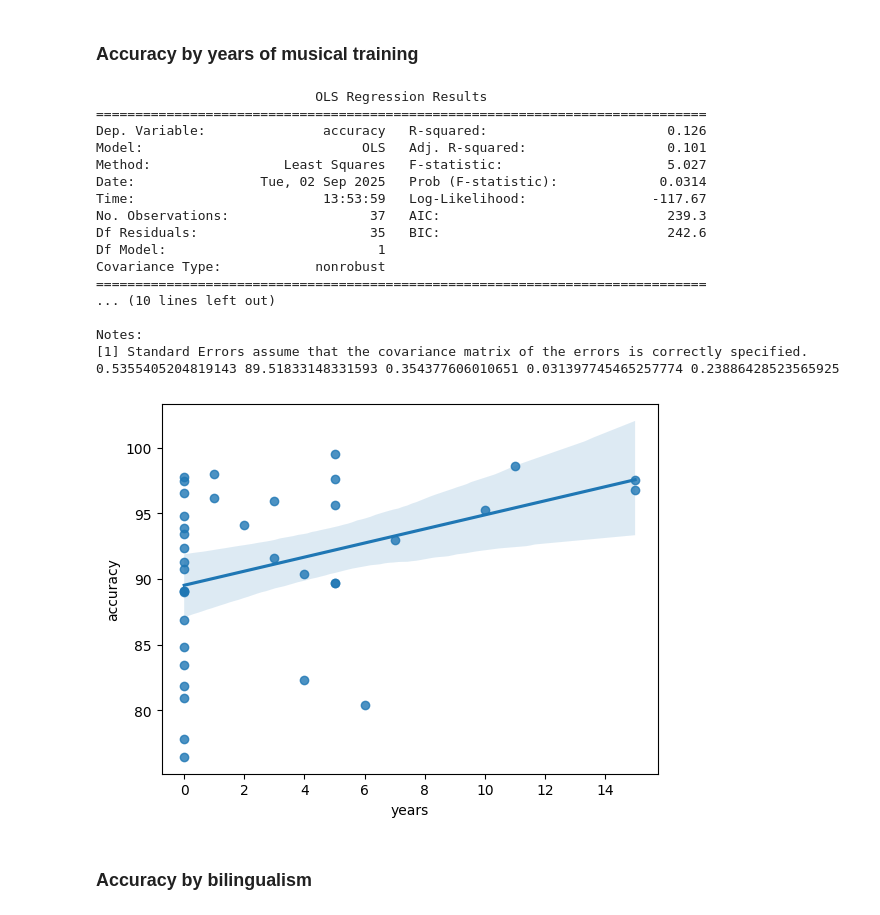
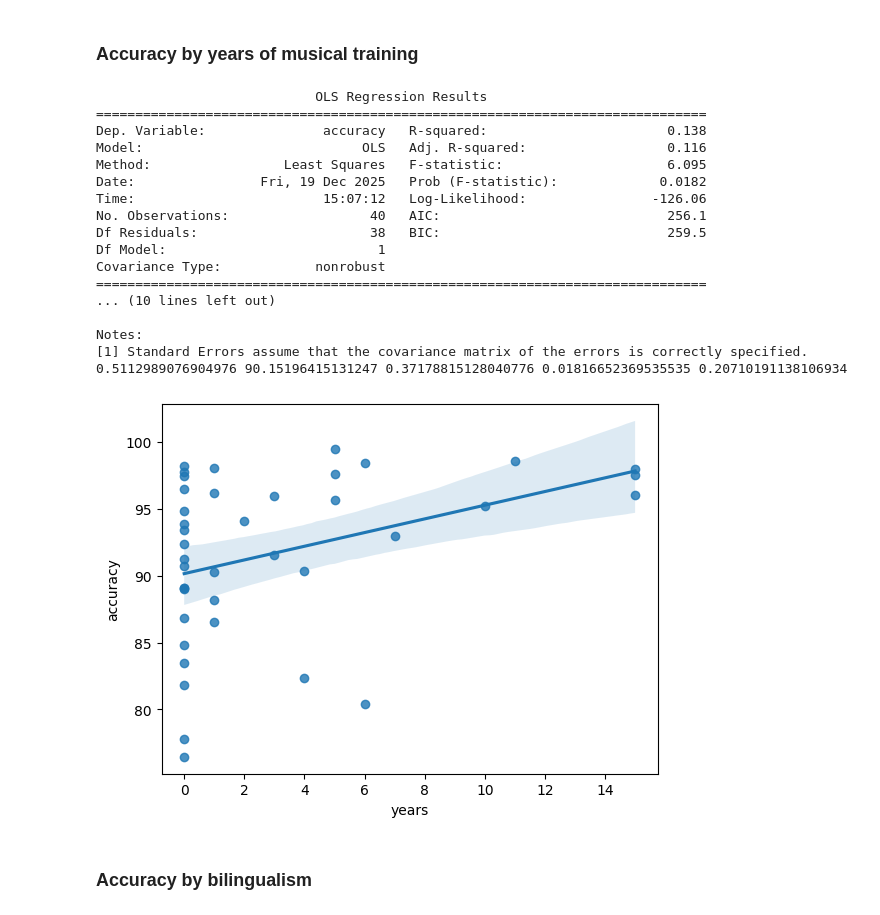
Before and after one commit to letitiayhho/tone-target-monitoring, a Jupyter notebook: analysis/accuracies.ipynb, the cells around one changed output. Cells and saved outputs as stored; diff of their text form; code cells hidden in the pictures.

```diff
--- a/analysis/accuracies.ipynb
+++ b/analysis/accuracies.ipynb
@@ -148,39 +140,38 @@ accuracy
 ### Accuracy by years of musical training
 # %%
 from scipy import stats
-accuracy = pd.read_csv('accuracy.csv', index_col = 0)
-accuracy = accuracy.rename(columns = {'subject': 'subj'})
+accuracy = pd.read_csv('accuracy.csv')
+# accuracy = accuracy.rename(columns = {'subject': 'subj'})
 musical_training = pd.read_csv('musical-training.csv')
-musical_training = accuracy.merge(musical_training, left_on = ["subj"], right_on = ["subj"])
-musical_training = musical_training[musical_training.subj != 34]
-musical_training = musical_training[musical_training.subj != 39]
+musical_training = accuracy.merge(musical_training, left_on = ["subject"], right_on = ["subject"])
+musical_training = musical_training[musical_training.subject != 39]
 musical_training.accuracy = musical_training.accuracy * 100
 sns.regplot(data = musical_training, y = 'accuracy', x = 'years')
 X = sm.add_constant(musical_training.years)  # Adds a column of 1s for the intercept
 model = sm.OLS(musical_training.accuracy, X)
 results = model.fit()
 print(results.summary())
 slope, intercept, r_value, p_value, std_err = stats.linregress(musical_training.years, musical_training.accuracy)
 print(slope, intercept, r_value, p_value, std_err)
 # %% [output]
                             OLS Regression Results
 ==============================================================================
-Dep. Variable:               accuracy   R-squared:                       0.126
-Model:                            OLS   Adj. R-squared:                  0.101
-Method:                 Least Squares   F-statistic:                     5.027
-Date:                Tue, 02 Sep 2025   Prob (F-statistic):             0.0314
-Time:                        13:53:59   Log-Likelihood:                -117.67
-No. Observations:                  37   AIC:                             239.3
-Df Residuals:                      35   BIC:                             242.6
+Dep. Variable:               accuracy   R-squared:                       0.138
+Model:                            OLS   Adj. R-squared:                  0.116
+Method:                 Least Squares   F-statistic:                     6.095
+Date:                Fri, 19 Dec 2025   Prob (F-statistic):             0.0182
+Time:                        15:07:12   Log-Likelihood:                -126.06
+No. Observations:                  40   AIC:                             256.1
+Df Residuals:                      38   BIC:                             259.5
 Df Model:                           1
 Covariance Type:            nonrobust
 ==============================================================================
 ... (10 lines left out)
 
 Notes:
 [1] Standard Errors assume that the covariance matrix of the errors is correctly specified.
-0.5355405204819143 89.51833148331593 0.354377606010651 0.031397745465257774 0.23886428523565925
+0.5112989076904976 90.15196415131247 0.37178815128040776 0.01816652369535535 0.20710191138106934
-[figure, old version]
+[figure, new version]
 # %% [markdown]
 ### Accuracy by bilingualism
 # %%
```
Also changed, not shown: parts of 17 cells of this notebook, 5 other files.
